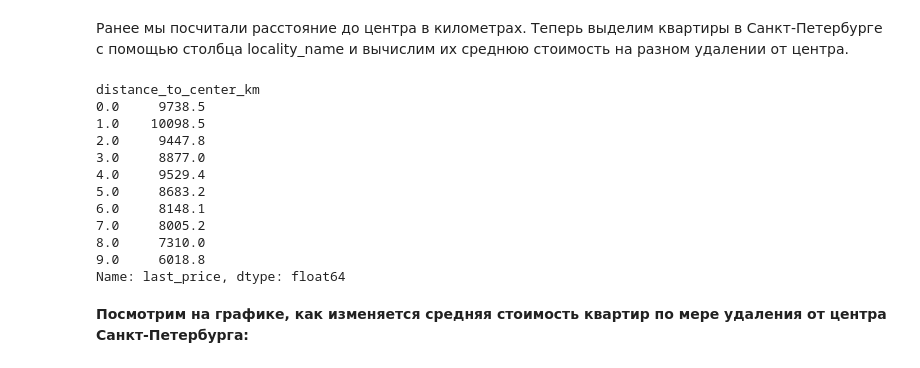
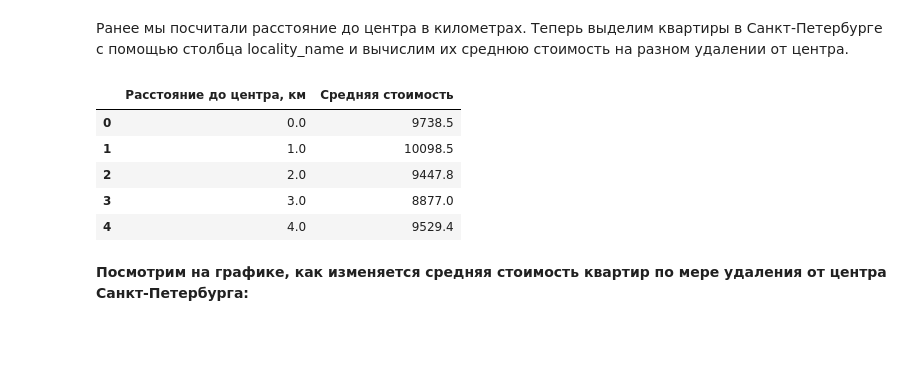
Before and after one commit to gala-vision/study_projects, a Jupyter notebook: Проект 2. Исследование объявлений о продаже квартир.ipynb, the cells around one changed output. Saved outputs shown, nothing was run; the diff lists cells and outputs as text; code cells hidden in the pictures; blank space fills up the shorter version.

```diff
--- a/Проект 2. Исследование объявлений о продаже квартир.ipynb
+++ b/Проект 2. Исследование объявлений о продаже квартир.ipynb
@@ -19,7 +17,7 @@ warnings.simplefilter("ignore")
 try:
     df = pd.read_csv('/datasets/real_estate_data.csv', sep='\t')
 except:
-    df = pd.read_csv('C:\\python\\real_estate_data.csv', sep='\t')
+    df = pd.read_csv('C:\\python\\datasets\\real_estate_data.csv', sep='\t')
 # %% [markdown]
 **Выведем первые 20 строчек датафрейма**
 # %%
@@ -244,7 +242,7 @@ array([  1.  ,   1.2 ,   1.75,   2.  ,   2.2 ,   2.25,   2.3 ,   2.34,
 # %% [markdown]
 **В столбце наблюдаем выбросы: значения высоты потолков 100 метров, 20-32 метра, 14, 10, а также значения менее 2 метров. Вероятно, при заполнении или выгрузке данных были допущены ошибки, вследствие которых появились значения более 20 метров. Эти значения исправим путем деления на 10. Строки, в которых указана высота потолков больше 7 метров и строки, в которых потолки ниже 2 метров, удалим.**
 # %%
-df.loc[df['ceiling_height'] >= 20, 'ceiling_height'] = df.loc[df['ceiling_height'] >= 20, 'ceiling_height'] / 10
+df.loc[df['ceiling_height'] >= 20, 'ceiling_height'] /= 10
 # %%
 df = df[(df['ceiling_height'] < 1) | (df['ceiling_height'] >= 2) | df['ceiling_height'].isna()]
 # %%
@@ -1010,23 +1008,18 @@ top_10_localities['Средняя стоимость квадратного ме
 Ранее мы посчитали расстояние до центра в километрах. Теперь выделим квартиры в Санкт-Петербурге с помощью столбца locality_name и вычислим их среднюю стоимость на разном удалении от центра.
 # %%
 center_price = df[df['locality_name'] == 'Санкт-Петербург']
-center_price.loc[:, 'distance_to_center_km'] = np.round(center_price['distance_to_center'])
+center_price = center_price.assign(distance_to_center_km = np.round(center_price['distance_to_center']))
 average_center_price = center_price.groupby('distance_to_center_km')['last_price'].mean().round(1)
+average_center_price = average_center_price.reset_index()
 average_center_price.columns = ['Расстояние до центра, км', 'Средняя стоимость']
-average_center_price.head(10)
+average_center_price.head()
 # %% [output]
-distance_to_center_km
-0.0     9738.5
-1.0    10098.5
-2.0     9447.8
-3.0     8877.0
-4.0     9529.4
-5.0     8683.2
-6.0     8148.1
-7.0     8005.2
-8.0     7310.0
-9.0     6018.8
-Name: last_price, dtype: float64
+|  | Расстояние до центра, км | Средняя стоимость |
+| 0 | 0.0 | 9738.5 |
+| 1 | 1.0 | 10098.5 |
+| 2 | 2.0 | 9447.8 |
+| 3 | 3.0 | 8877.0 |
+| 4 | 4.0 | 9529.4 |
 # %% [markdown]
 **Посмотрим на графике, как изменяется средняя стоимость квартир по мере удаления от центра Санкт-Петербурга:**
 # %%
```
Also changed, not shown: parts of 2 cells of this notebook.
